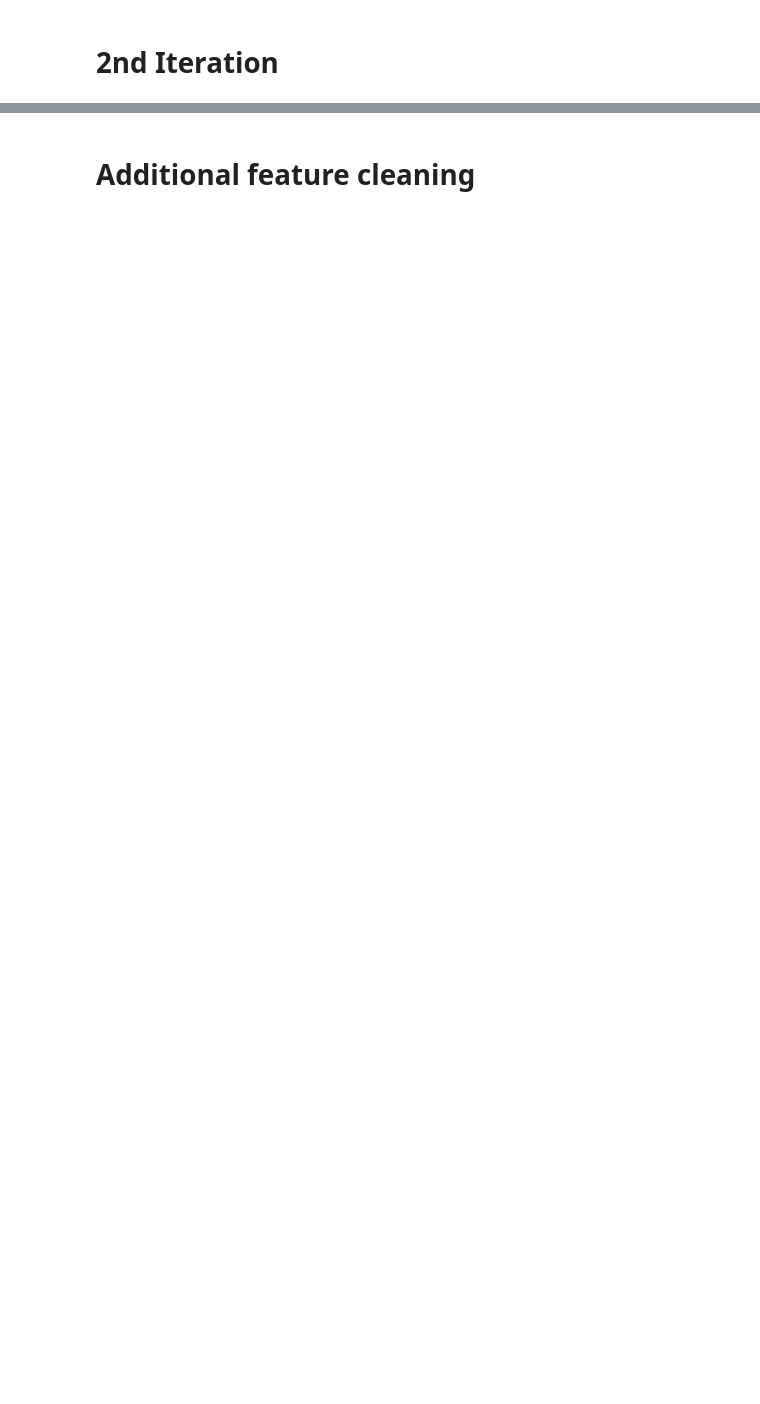
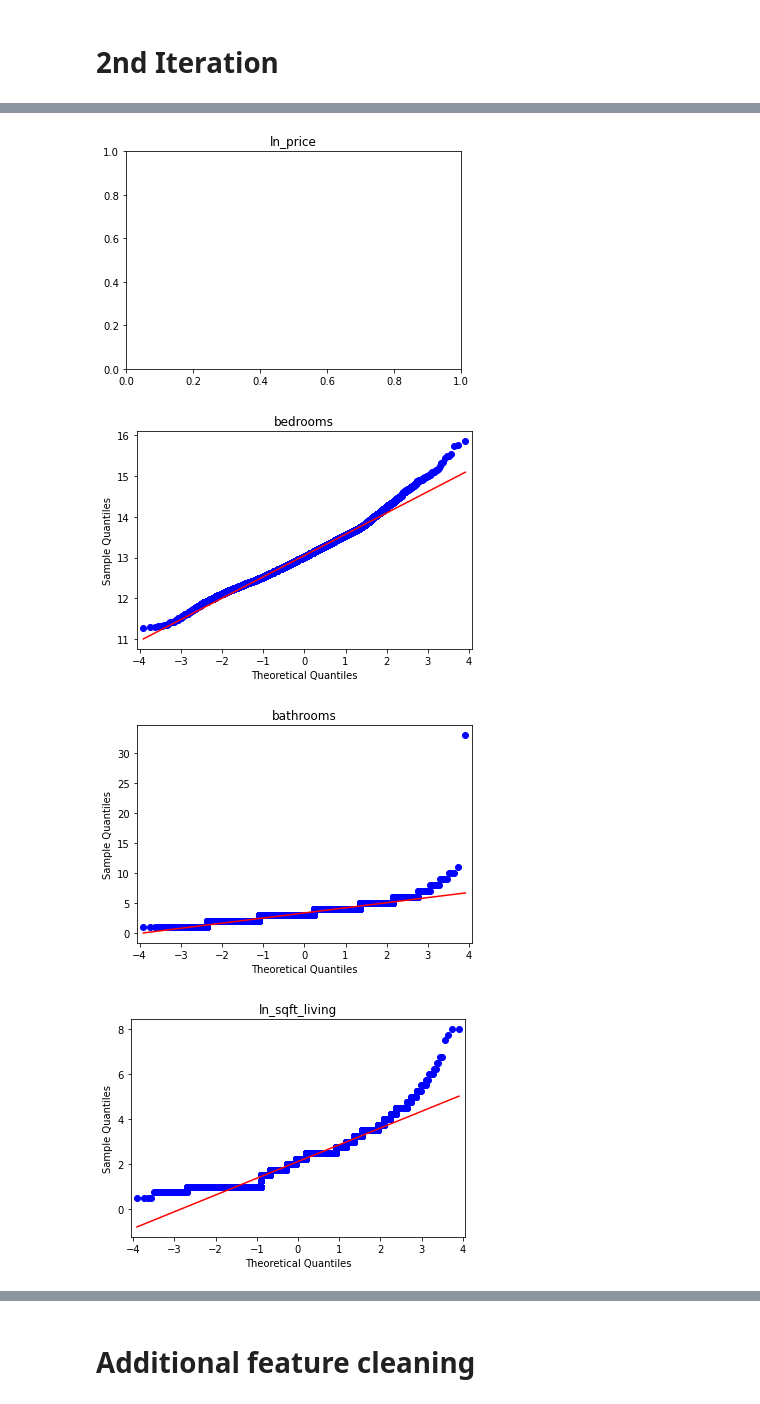
Before and after one commit to dermothethird/King_County_Housing_Project, a Jupyter notebook: Final Model Construction.ipynb, the cells around one changed output, grey strips where cells are left out. Cells and saved outputs as stored; diff of their text form; code cells hidden in the pictures; blank space fills up the shorter version.

```diff
--- a/Final Model Construction.ipynb
+++ b/Final Model Construction.ipynb
@@ -87,6 +101,2 @@ strong multicollinearity or other numerical problems.
 # %% [markdown]
 # 2nd Iteration
-# %%
-ss = StandardScaler()
-ss.fit(numeric)
-num_scaled = ss.transform(numeric)
@@ -396,0 +566,14 @@ Notes:
+# %%
+semi_final_df = pd.concat([target, numeric, categorical_ordinal], axis=1)
+# %%
+semi_final_df.drop(labels=['sqft_lot', 'age', 'renovated', 'sqft_lot15'], axis=1, inplace=True)
+# %%
+for e, f in enumerate(semi_final_df.columns):
+    plt.figure(e)
+    plt.title(f)
+    sm.qqplot(semi_final_df[f], line='r');
+# %% [output]
+[figure, added]
+[figure, added]
+[figure, added]
+[figure, added]
```
Also changed, not shown: parts of 58 cells of this notebook.
